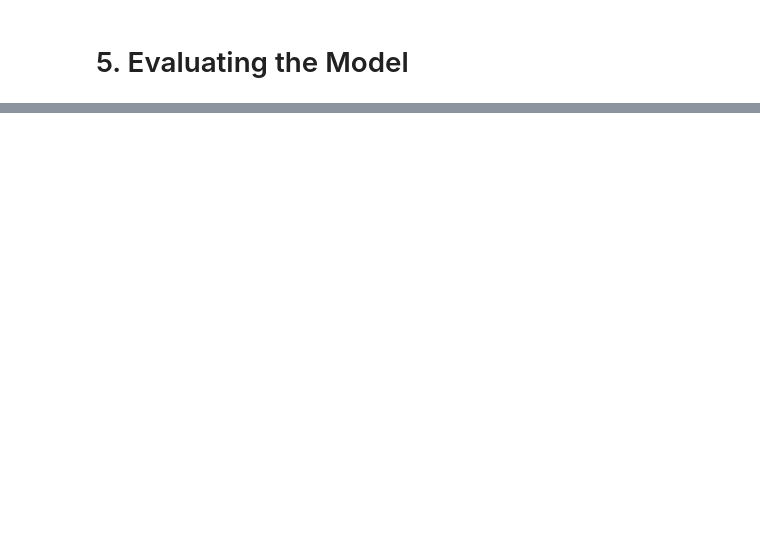
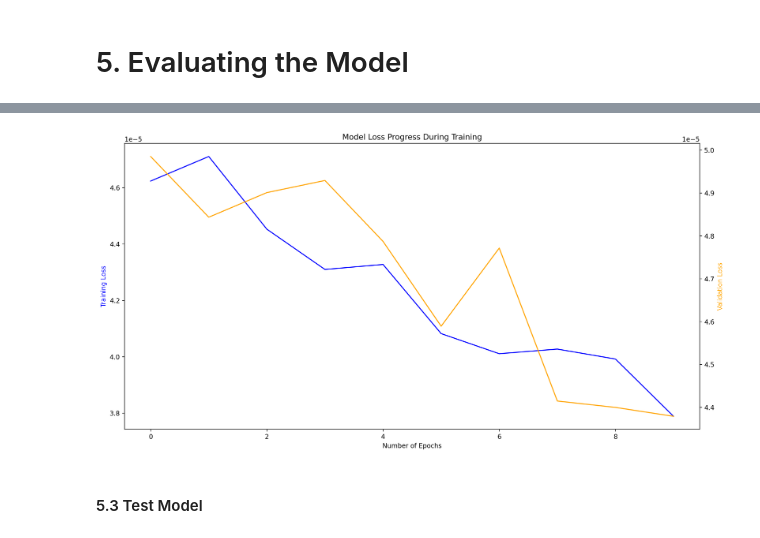
Before and after one commit to ahpmatias/ANN-car-prices, a Jupyter notebook: Car Purchase Amount Predictions Using ANNs.ipynb, the cells around one changed output, grey strips where cells are left out. Cells and saved outputs as stored; diff of their text form; code cells hidden in the pictures; blank space fills up the shorter version.

```diff
--- a/Car Purchase Amount Predictions Using ANNs.ipynb
+++ b/Car Purchase Amount Predictions Using ANNs.ipynb
@@ -231,0 +262,2 @@ Epoch 100/100
+# %%
+epoch_hist2 = model.fit(X_train, y_train, epochs=10, batch_size=50, verbose=1, validation_split=0.2)
@@ -231,0 +285,24 @@ Epoch 100/100
+# %%
+plt.figure(figsize=(16,8), dpi=200)
+ax1 = plt.gca()
+ax2 = ax1.twinx()
+
+plt.title('Model Loss Progress During Training')
+ax1.plot(epoch_hist2.history['loss'],
+         color='blue')
+ax2.plot(epoch_hist2.history['val_loss'],
+         color='orange')
+
+ax1.set_xlabel('Number of Epochs')
+
+ax1.set_ylabel('Training Loss',
+               color='blue')
+
+ax2.set_ylabel('Validation Loss',
+               color='orange')
+
+plt.show()
+# %% [output]
+[figure, added]
+# %% [markdown]
+#### 5.3 Test Model
```
Also changed, not shown: parts of 9 cells of this notebook.
